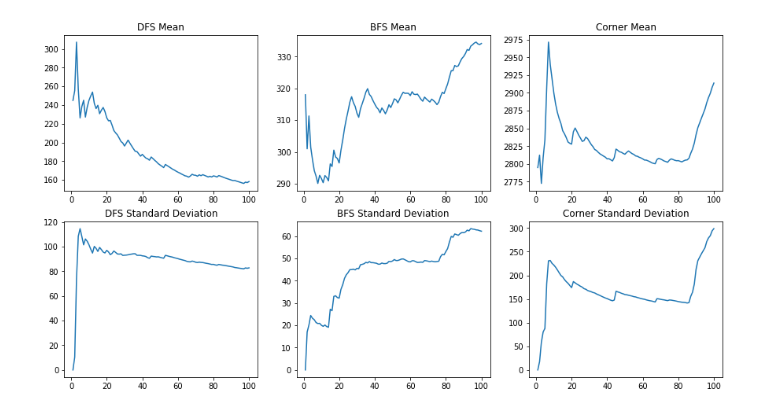
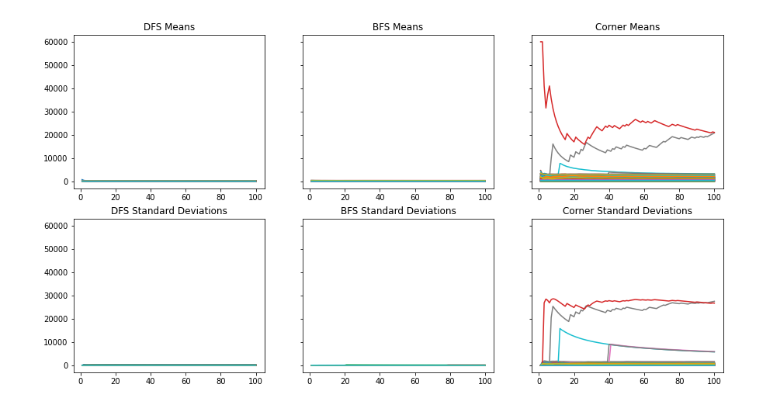
Before and after one commit to tas12740/Seeking, a Jupyter notebook: FindN.ipynb, the cells around one changed output. Cells and saved outputs as stored; diff of their text form; code cells hidden in the pictures.

```diff
--- a/FindN.ipynb
+++ b/FindN.ipynb
@@ -11,2 +5,16 @@ num = 5
+# %%
+bfs_times = []
+dfs_times = []
+tile_times = []
+json_overall = []
+
+try:
+    with open('ExperimentAll.json', 'rt') as fp:
+        json_overall = json_load(fp)
+except:
+    pass
+# %%
+num = 100
+prefix = 'Build/'
 # %%
 for i in range(1, num+1):
@@ -23,6 +83,6 @@ experiment_one_tile = tile_times[0]
 # %%
 def plot_np(func, data, axis, title):
-    axis.plot(list(range(1, 101)), [func(data[:t]) for t in range(1, 101)])
+    axis.plot(list(range(1, len(data)+1)), [func(data[:t]) for t in range(1, 101)])
     axis.set_title(title)
 
 def plot_mean(data, axis, title):
@@ -69,4 +113,25 @@ plot_all(3)
-# %%
-plot_all(4)
-# %% [output]
-[figure, removed]
+# %%
+# Plot all means
+def plot_all_overlaid():
+    fig, ((ax1, ax2, ax3), (ax4, ax5, ax6)) = plt.subplots(2, 3, sharey=True)
+
+    for idx in range(len(dfs_times)):
+        experiment_dfs = dfs_times[idx]
+        experiment_bfs = bfs_times[idx]
+        experiment_tile = tile_times[idx]
+        plot_mean(experiment_dfs, ax1, 'DFS Means')
+        plot_std(experiment_dfs, ax4, 'DFS Standard Deviations')
+
+        plot_mean(experiment_bfs, ax2, 'BFS Means')
+        plot_std(experiment_bfs, ax5, 'BFS Standard Deviations')
+
+        plot_mean(experiment_tile, ax3, 'Corner Means')
+        plot_std(experiment_tile, ax6, 'Corner Standard Deviations')
+
+    fig.set_size_inches(15, 8)
+
+    plt.show()
+# %%
+plot_all_overlaid()
+# %% [output]
+[figure, added]
```
Also changed, not shown: parts of 14 cells of this notebook, 45 other files.
